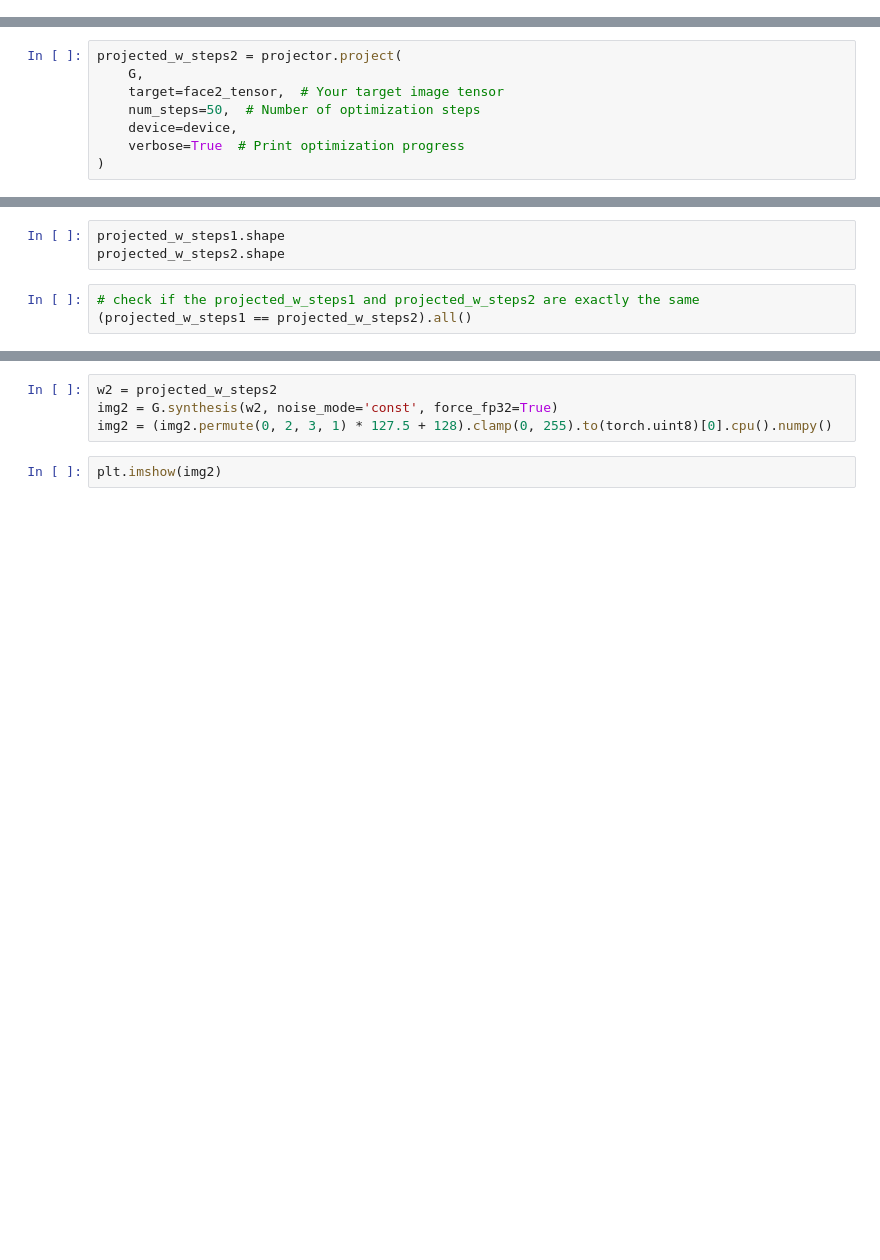
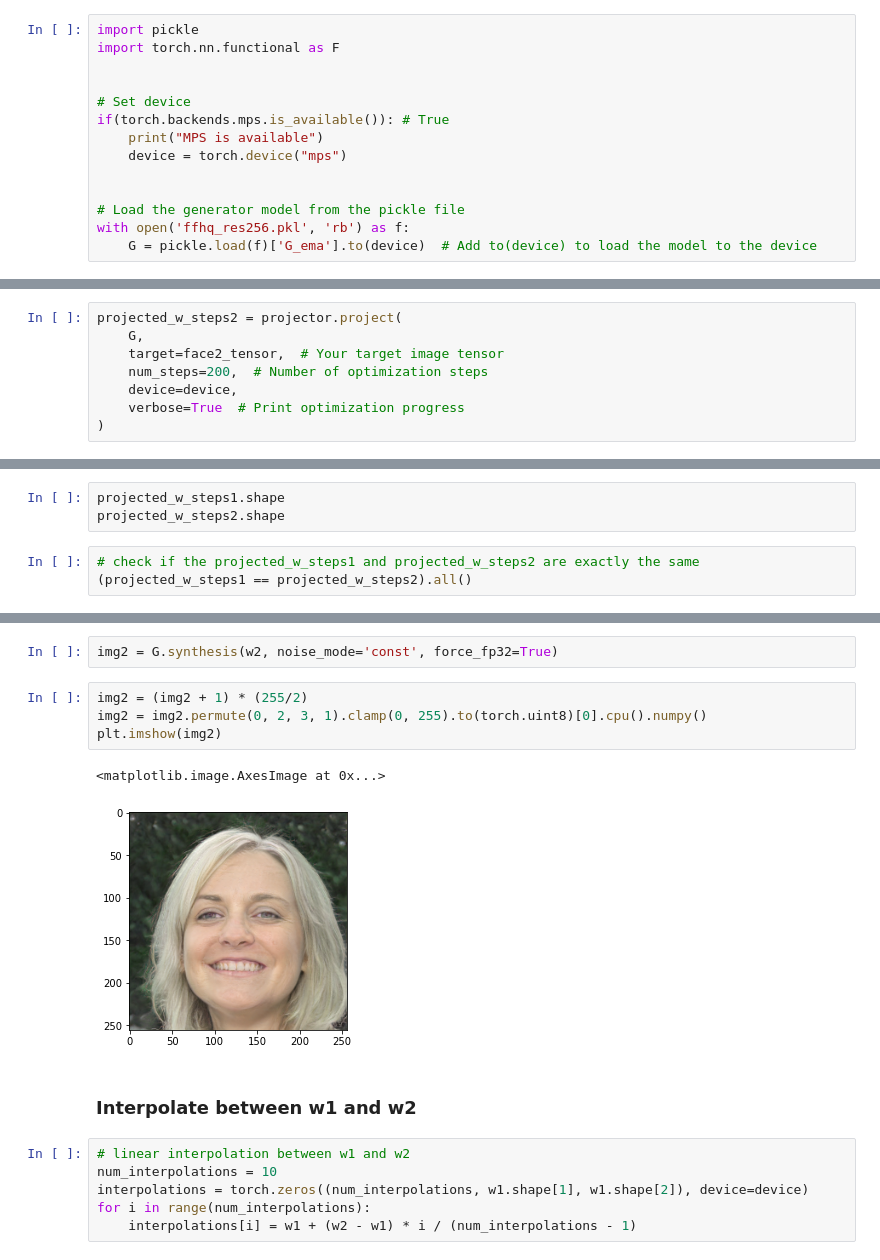
Before and after one commit to olvard/facemorph, a Jupyter notebook: notebook.ipynb, the cells around one changed output, grey strips where cells are left out. Saved outputs shown, nothing was run; the diff lists cells and outputs as text; blank space fills up the shorter version.

```diff
--- a/notebook.ipynb
+++ b/notebook.ipynb
@@ -37,0 +38,14 @@ torch.Size([512, 512, 3])
+# %%
+import pickle
+import torch.nn.functional as F
+
+
+# Set device
+if(torch.backends.mps.is_available()): # True
+    print("MPS is available")
+    device = torch.device("mps")
+
+
+# Load the generator model from the pickle file
+with open('ffhq_res256.pkl', 'rb') as f:
+	G = pickle.load(f)['G_ema'].to(device)  # Add to(device) to load the model to the device
@@ -107,7 +112,7 @@ step   50/50: dist 0.24 loss 94.97
 projected_w_steps2 = projector.project(
     G,
     target=face2_tensor,  # Your target image tensor
-    num_steps=50,  # Number of optimization steps
+    num_steps=200,  # Number of optimization steps
     device=device,
     verbose=True  # Print optimization progress
 )
@@ -151,6 +161,17 @@ RuntimeError: MPS backend out of memory (MPS allocated: 7.65 GB, other allocatio
+# %%
+img2 = G.synthesis(w2, noise_mode='const', force_fp32=True)
 # %%
-w2 = projected_w_steps2
-img2 = G.synthesis(w2, noise_mode='const', force_fp32=True)
-img2 = (img2.permute(0, 2, 3, 1) * 127.5 + 128).clamp(0, 255).to(torch.uint8)[0].cpu().numpy()
+img2 = (img2 + 1) * (255/2)
+img2 = img2.permute(0, 2, 3, 1).clamp(0, 255).to(torch.uint8)[0].cpu().numpy()
+plt.imshow(img2)
+# %% [output]
+<matplotlib.image.AxesImage at 0x...>
+[figure, added]
-# %%
-plt.imshow(img2)
+# %% [markdown]
+### Interpolate between w1 and w2
+# %%
+# linear interpolation between w1 and w2
+num_interpolations = 10
+interpolations = torch.zeros((num_interpolations, w1.shape[1], w1.shape[2]), device=device)
+for i in range(num_interpolations):
+	interpolations[i] = w1 + (w2 - w1) * i / (num_interpolations - 1)
```
Also changed, not shown: parts of 18 cells of this notebook, 2 other files.
